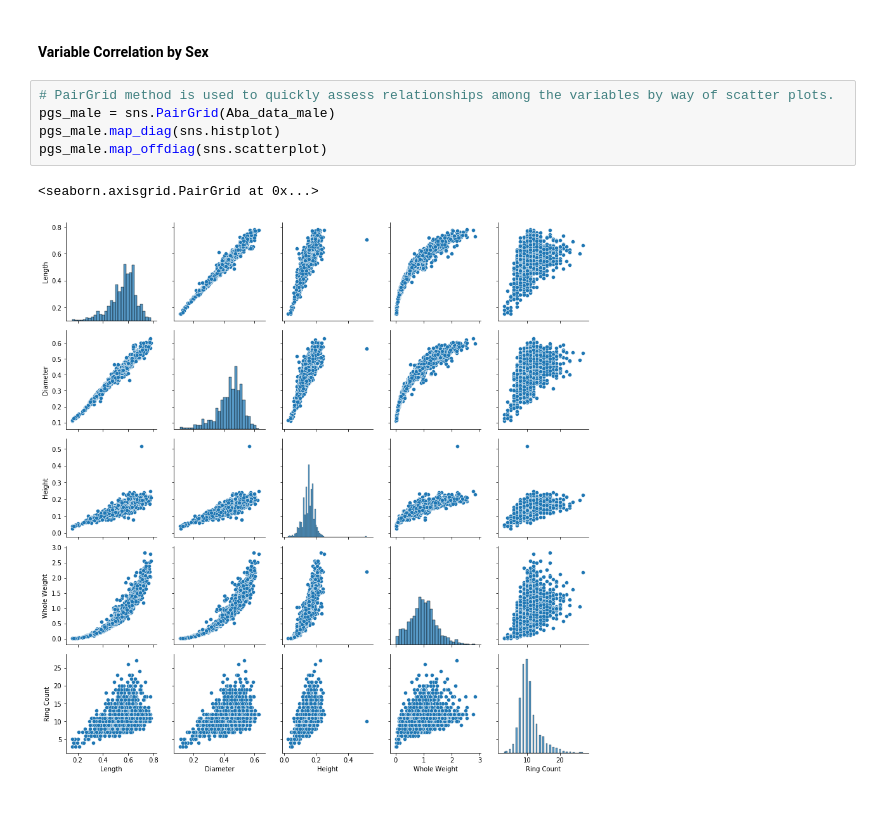
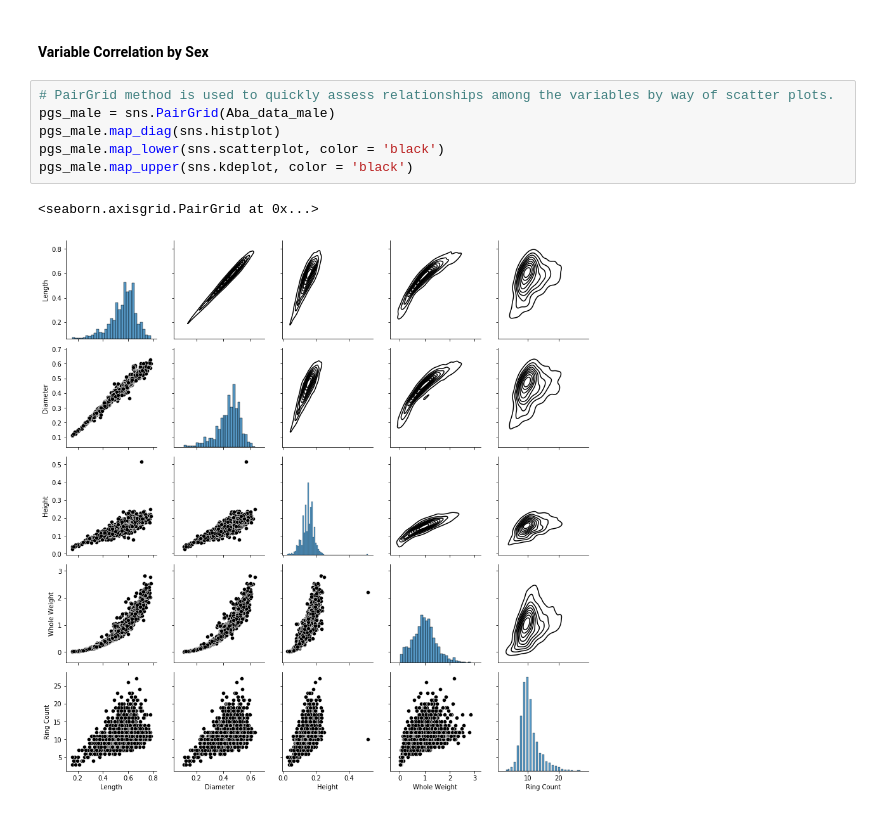
Before and after one commit to thokieu/Abalone-Regression, a Jupyter notebook: Workbook.ipynb, the cells around one changed output. Drawn from its saved outputs; the diff is of its cells as text.

```diff
--- a/Workbook.ipynb
+++ b/Workbook.ipynb
@@ -432,11 +423,12 @@ With the information provided so far, I will run a regression on male, female ab
 # %%
 # PairGrid method is used to quickly assess relationships among the variables by way of scatter plots.
 pgs_male = sns.PairGrid(Aba_data_male)
 pgs_male.map_diag(sns.histplot)
-pgs_male.map_offdiag(sns.scatterplot)
+pgs_male.map_lower(sns.scatterplot, color = 'black')
+pgs_male.map_upper(sns.kdeplot, color = 'black')
 # %% [output]
 <seaborn.axisgrid.PairGrid at 0x...>
-[figure, old version]
+[figure, new version]
 # %%
 pgs_female = sns.PairGrid(Aba_data_female)
 pgs_female.map_diag(sns.histplot)
```
Also changed, not shown: parts of 3 cells of this notebook.
